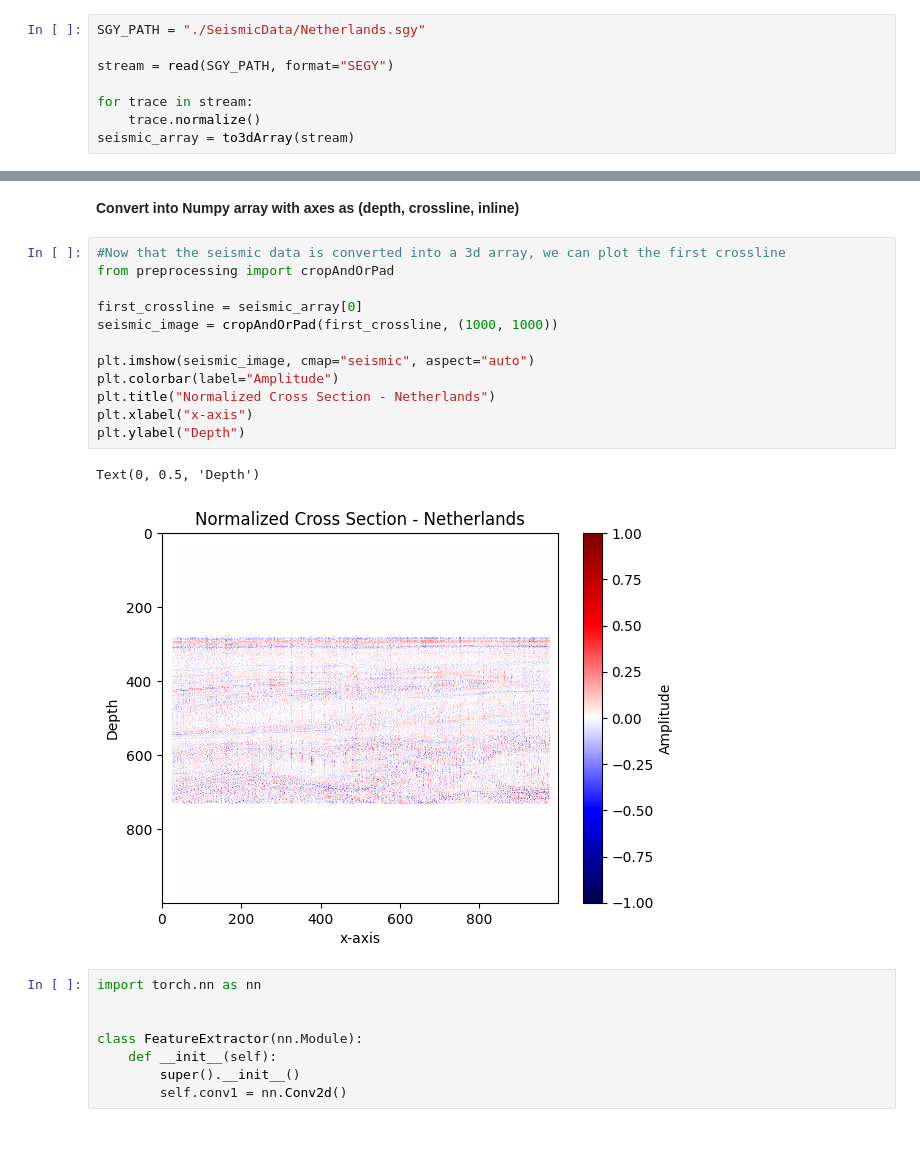
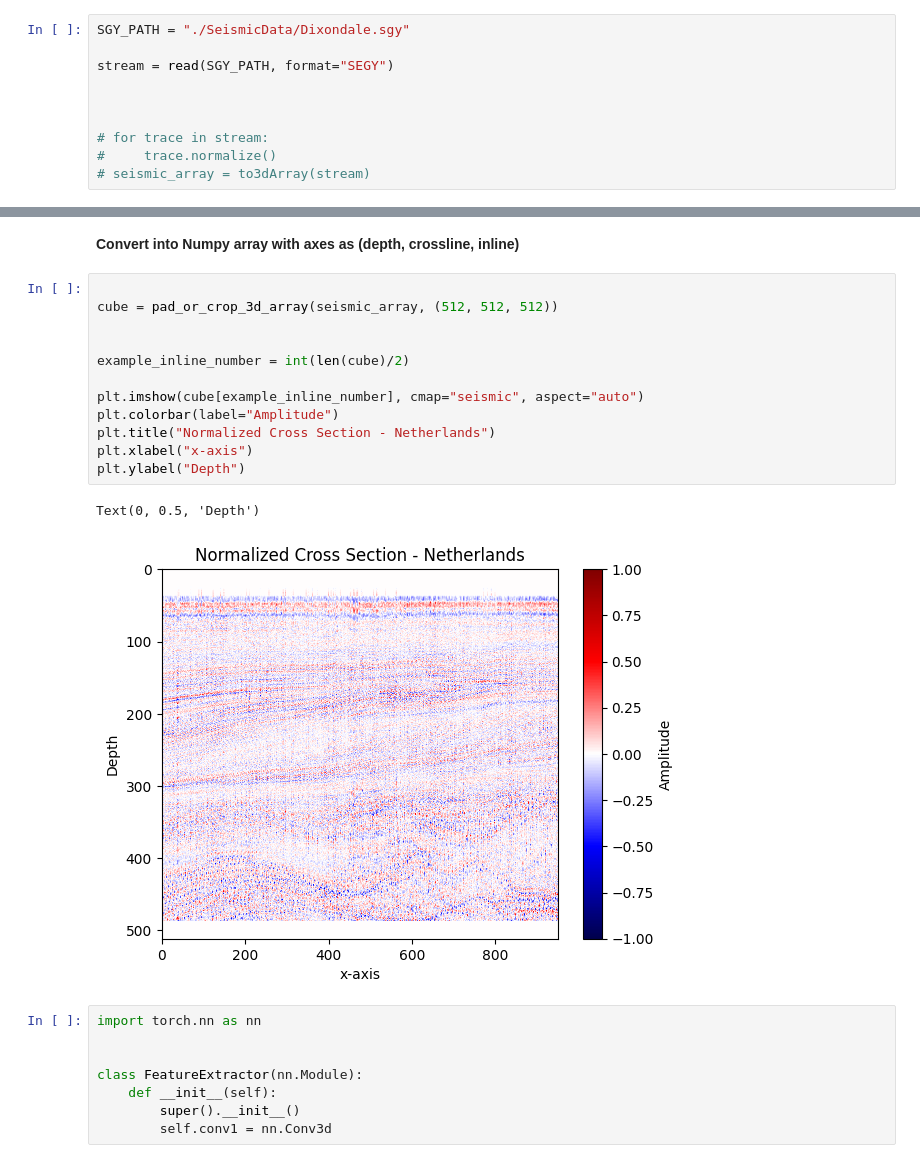
Before and after one commit to crbuch/SeismicML, a Jupyter notebook: main.ipynb, the cells around one changed output, grey strips where cells are left out. Drawn from its saved outputs; the diff is of its cells as text.

```diff
--- a/main.ipynb
+++ b/main.ipynb
@@ -19,10 +18,12 @@ Torch with CUDA is enabled
 # %% [markdown]
 **Replace SGY_PATH with the path to the SEGY file in the mounted google drive account**
 # %%
-SGY_PATH = "./SeismicData/Netherlands.sgy"
+SGY_PATH = "./SeismicData/Dixondale.sgy"
 
 stream = read(SGY_PATH, format="SEGY")
 
-for trace in stream:
-    trace.normalize()
-seismic_array = to3dArray(stream)
+
+
+# for trace in stream:
+#     trace.normalize()
+# seismic_array = to3dArray(stream)
@@ -33,20 +60,20 @@ seismic_array = to3dArray(stream)
 # %% [markdown]
 **Convert into Numpy array with axes as (depth, crossline, inline)**
 # %%
-#Now that the seismic data is converted into a 3d array, we can plot the first crossline
-from preprocessing import cropAndOrPad
 
-first_crossline = seismic_array[0]
-seismic_image = cropAndOrPad(first_crossline, (1000, 1000))
+cube = pad_or_crop_3d_array(seismic_array, (512, 512, 512))
 
-plt.imshow(seismic_image, cmap="seismic", aspect="auto")
+
+example_inline_number = int(len(cube)/2)
+
+plt.imshow(cube[example_inline_number], cmap="seismic", aspect="auto")
 plt.colorbar(label="Amplitude")
 plt.title("Normalized Cross Section - Netherlands")
 plt.xlabel("x-axis")
 plt.ylabel("Depth")
 # %% [output]
 Text(0, 0.5, 'Depth')
-[figure, old version]
+[figure, new version]
 # %%
 import torch.nn as nn
 
@@ -54,4 +81,4 @@ import torch.nn as nn
 class FeatureExtractor(nn.Module):
     def __init__(self):
         super().__init__()
-        self.conv1 = nn.Conv2d()
+        self.conv1 = nn.Conv3d
```
Also changed, not shown: parts of 3 cells of this notebook, 1 other file.
